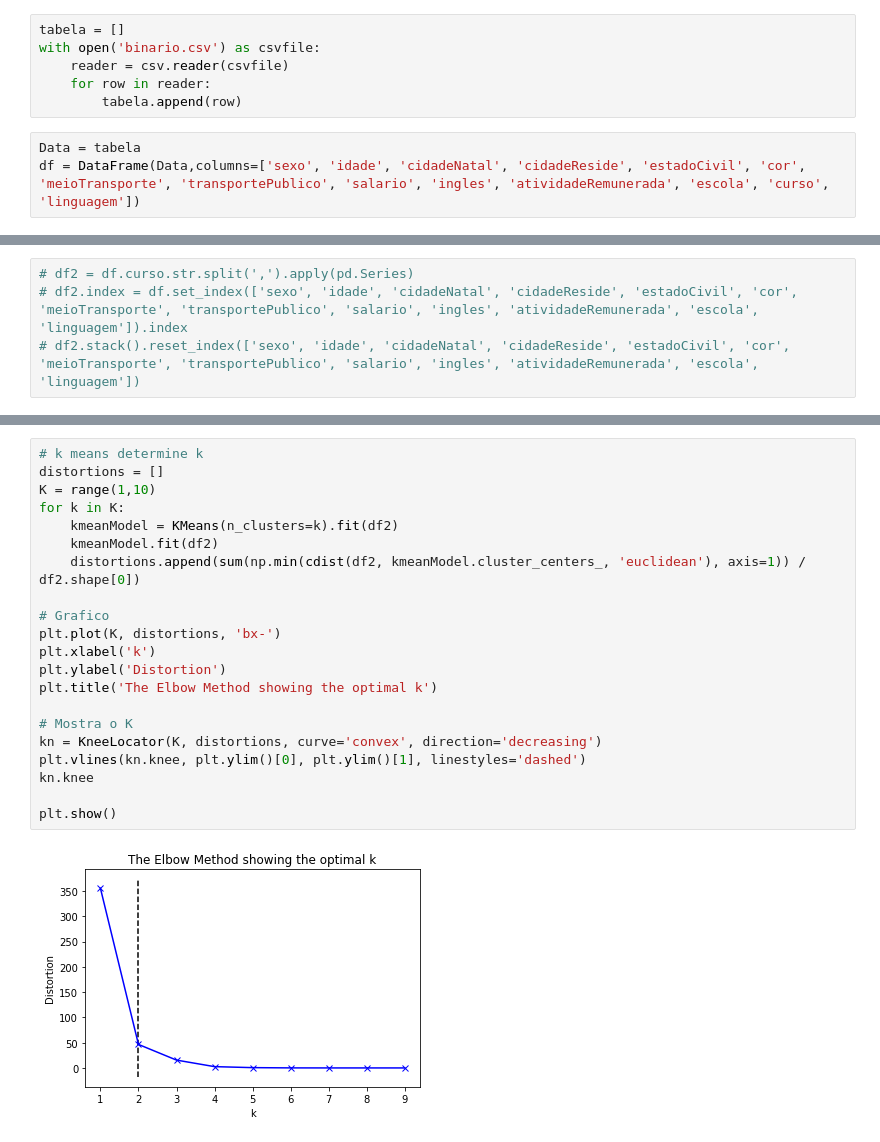
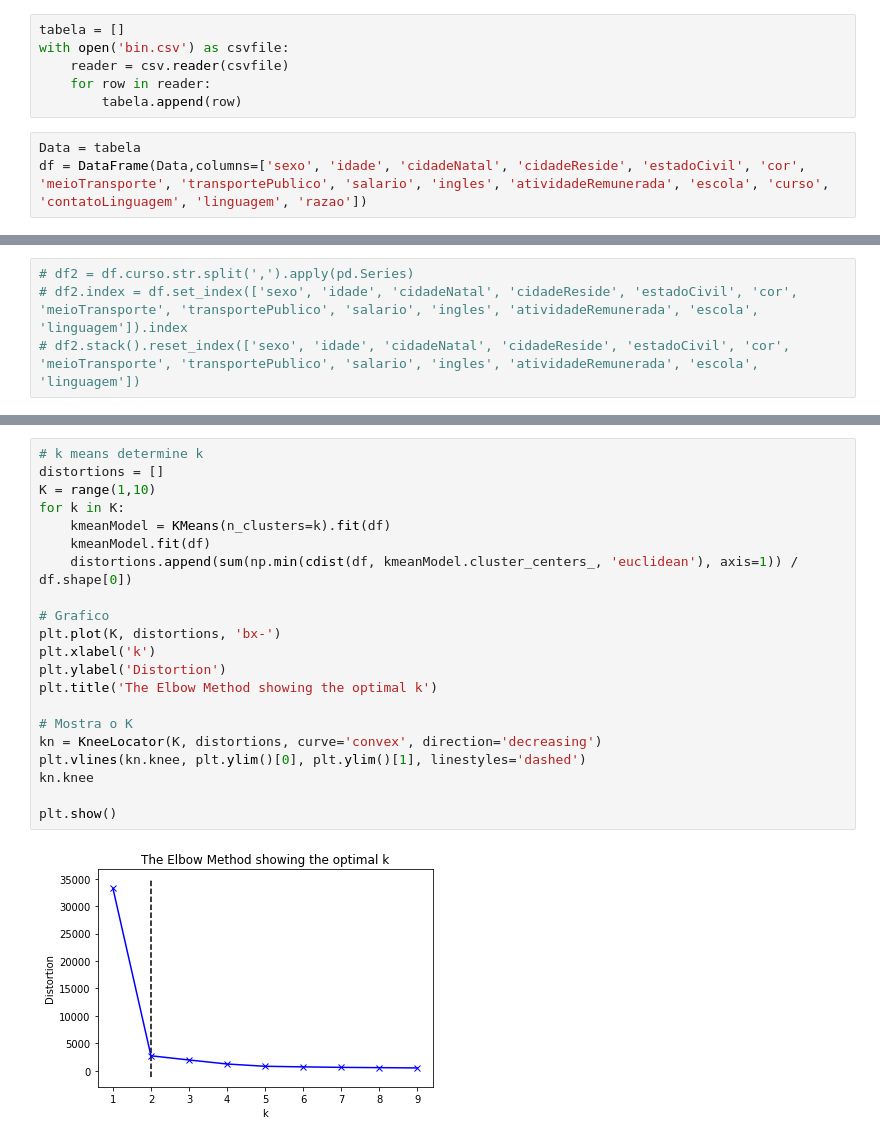
Before and after one commit to alexsanderthorne/K-means, a Jupyter notebook: ProjetoKmeans.ipynb, the cells around one changed output, grey strips where cells are left out. Cells and saved outputs as stored; diff of their text form.

```diff
--- a/ProjetoKmeans.ipynb
+++ b/ProjetoKmeans.ipynb
@@ -20,13 +20,13 @@ from kneed import KneeLocator
 #df = DataFrame(Data,columns=['sexo', 'idade', 'cidadeNatal', 'cidadeReside', 'estadoCivil', 'cor', 'meioTransporte', 'transportePublico', 'salario', 'ingles', 'atividadeRemunerada', 'escola', 'curso', 'linguagem'])
 # %%
 tabela = []
-with open('binario.csv') as csvfile:
+with open('bin.csv') as csvfile:
     reader = csv.reader(csvfile)
     for row in reader:
         tabela.append(row)
 # %%
 Data = tabela
-df = DataFrame(Data,columns=['sexo', 'idade', 'cidadeNatal', 'cidadeReside', 'estadoCivil', 'cor', 'meioTransporte', 'transportePublico', 'salario', 'ingles', 'atividadeRemunerada', 'escola', 'curso', 'linguagem'])
+df = DataFrame(Data,columns=['sexo', 'idade', 'cidadeNatal', 'cidadeReside', 'estadoCivil', 'cor', 'meioTransporte', 'transportePublico', 'salario', 'ingles', 'atividadeRemunerada', 'escola', 'curso', 'contatoLinguagem', 'linguagem', 'razao'])
 # %%
 df
 # %% [output]
@@ -82,24 +54,24 @@ df2
 # %%
 # k means determine k
 distortions = []
 K = range(1,10)
 for k in K:
-    kmeanModel = KMeans(n_clusters=k).fit(df2)
-    kmeanModel.fit(df2)
-    distortions.append(sum(np.min(cdist(df2, kmeanModel.cluster_centers_, 'euclidean'), axis=1)) / df2.shape[0])
+    kmeanModel = KMeans(n_clusters=k).fit(df)
+    kmeanModel.fit(df)
+    distortions.append(sum(np.min(cdist(df, kmeanModel.cluster_centers_, 'euclidean'), axis=1)) / df.shape[0])
 
 # Grafico
 plt.plot(K, distortions, 'bx-')
 plt.xlabel('k')
 plt.ylabel('Distortion')
 plt.title('The Elbow Method showing the optimal k')
 
 # Mostra o K
 kn = KneeLocator(K, distortions, curve='convex', direction='decreasing')
 plt.vlines(kn.knee, plt.ylim()[0], plt.ylim()[1], linestyles='dashed')
 kn.knee
 
 plt.show()
 # %% [output]
-[figure, old version]
+[figure, new version]
 # %%
```
Also changed, not shown: parts of 18 cells of this notebook, 5 other files.
